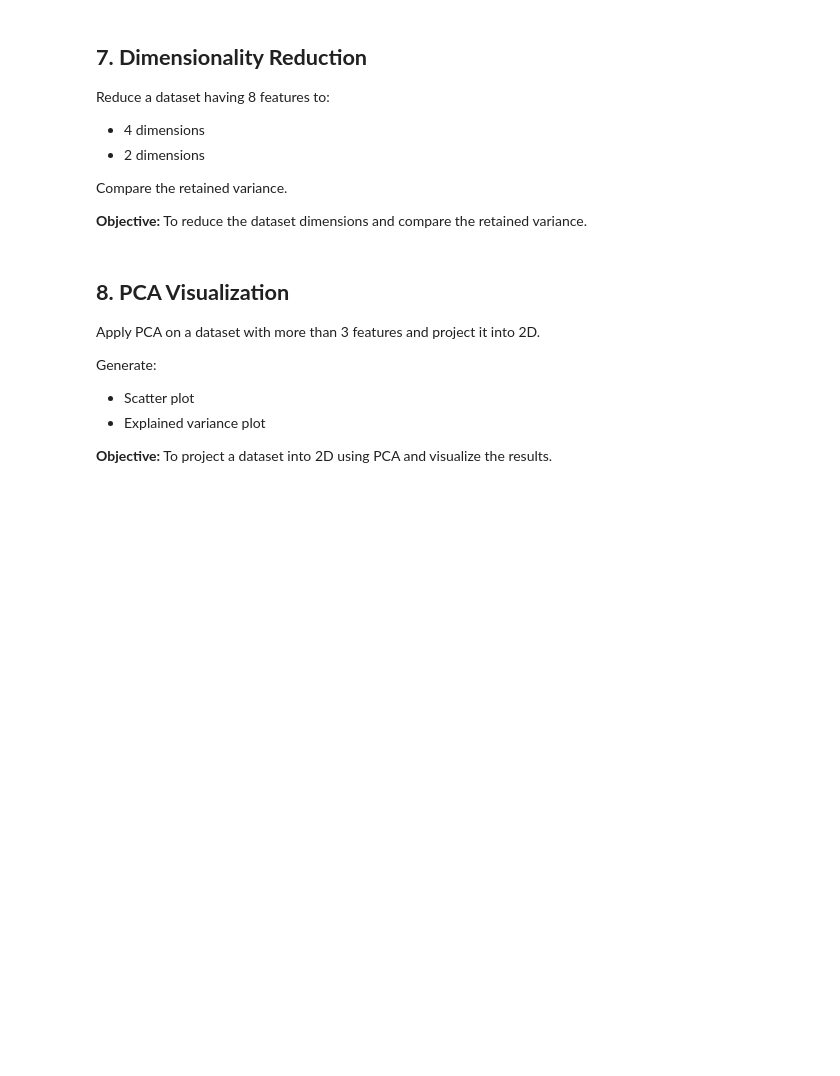
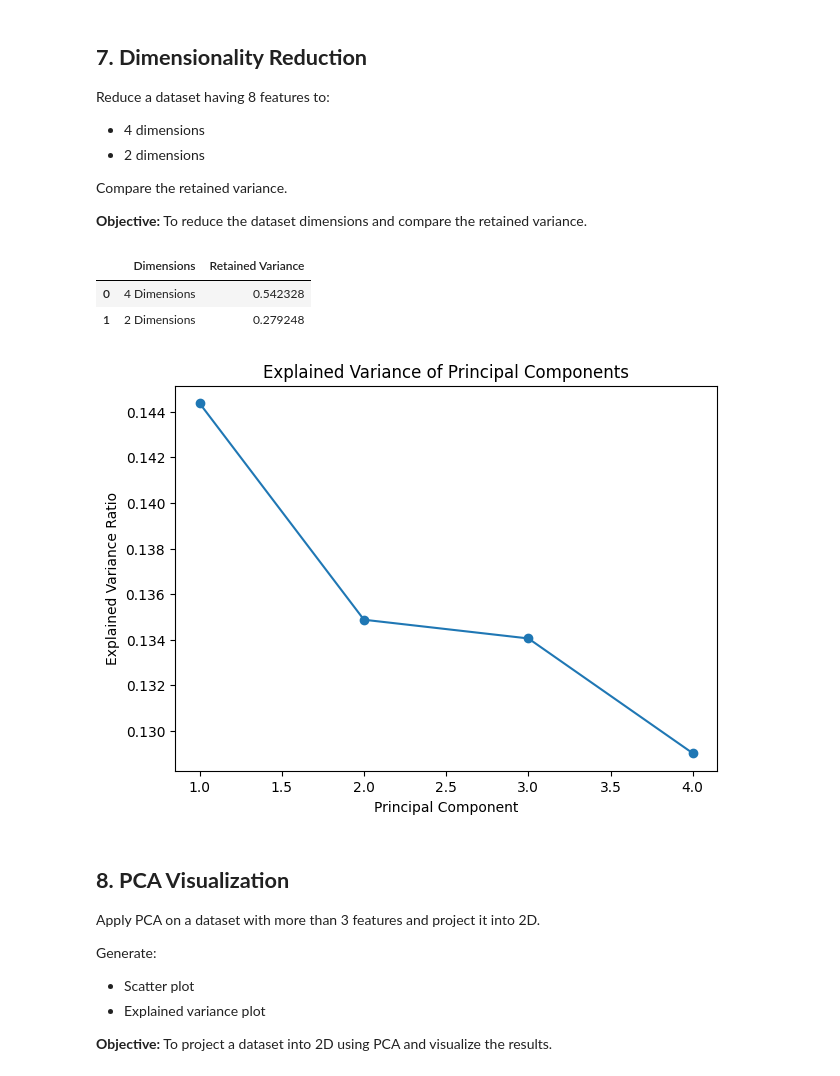
Before and after one commit to MonishDY/AI-Track, a Jupyter notebook: Module 3 - Machine Learning/Assignment 5/Monish_DY_Assignment_5_ML_Case_Study.ipynb, the cells around one changed output. Cells and saved outputs as stored; diff of their text form; code cells hidden in the pictures; blank space fills up the shorter version.

```diff
--- a/Module 3 - Machine Learning/Assignment 5/Monish_DY_Assignment_5_ML_Case_Study.ipynb
+++ b/Module 3 - Machine Learning/Assignment 5/Monish_DY_Assignment_5_ML_Case_Study.ipynb
@@ -75,3 +275,50 @@ Compare the retained variance.
+# %%
+X, y = make_regression(
+    n_samples=500,
+    n_features=8,
+    random_state=42
+)
+
+X = StandardScaler().fit_transform(X)
+# %%
+# Apply PCA with 4 and 2 components
+pca_4 = PCA(n_components=4)
+X_4 = pca_4.fit_transform(X)
+
+pca_2 = PCA(n_components=2)
+X_2 = pca_2.fit_transform(X)
+# %%
+# Calculate Explained Variance Ratio
+variance = pd.DataFrame({
+    'Dimensions': ['4 Dimensions', '2 Dimensions'],
+    'Retained Variance': [
+        pca_4.explained_variance_ratio_.sum(),
+        pca_2.explained_variance_ratio_.sum()
+    ]
+})
+
+variance
+# %% [output]
+|  | Dimensions | Retained Variance |
+| 0 | 4 Dimensions | 0.542328 |
+| 1 | 2 Dimensions | 0.279248 |
+# %%
+# Plot graph
+plt.figure(figsize=(7, 5))
+
+plt.plot(
+    range(1, 5),
+    pca_4.explained_variance_ratio_,
+    marker='o'
+)
+
+plt.xlabel('Principal Component')
+plt.ylabel('Explained Variance Ratio')
+plt.title('Explained Variance of Principal Components')
+
+plt.show()
+# %% [output]
+[figure, added]
 # %% [markdown]
 ## **8. PCA Visualization**
 
```
Also changed, not shown: parts of 35 cells of this notebook.
